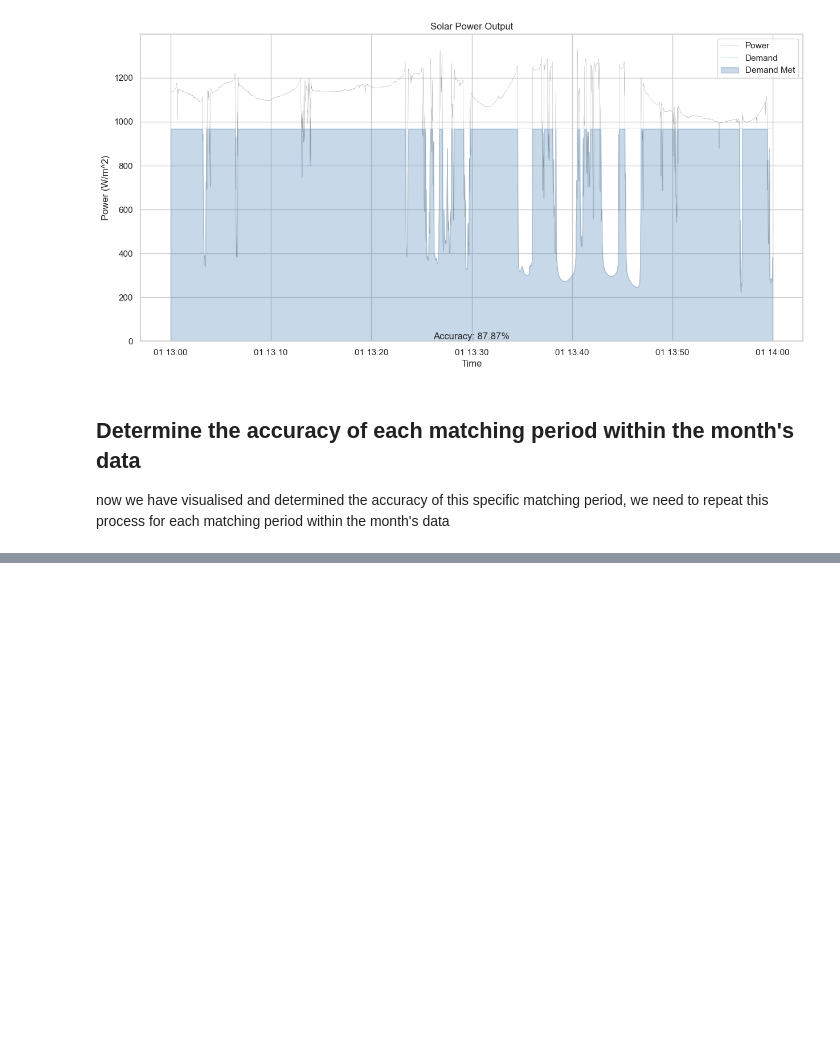
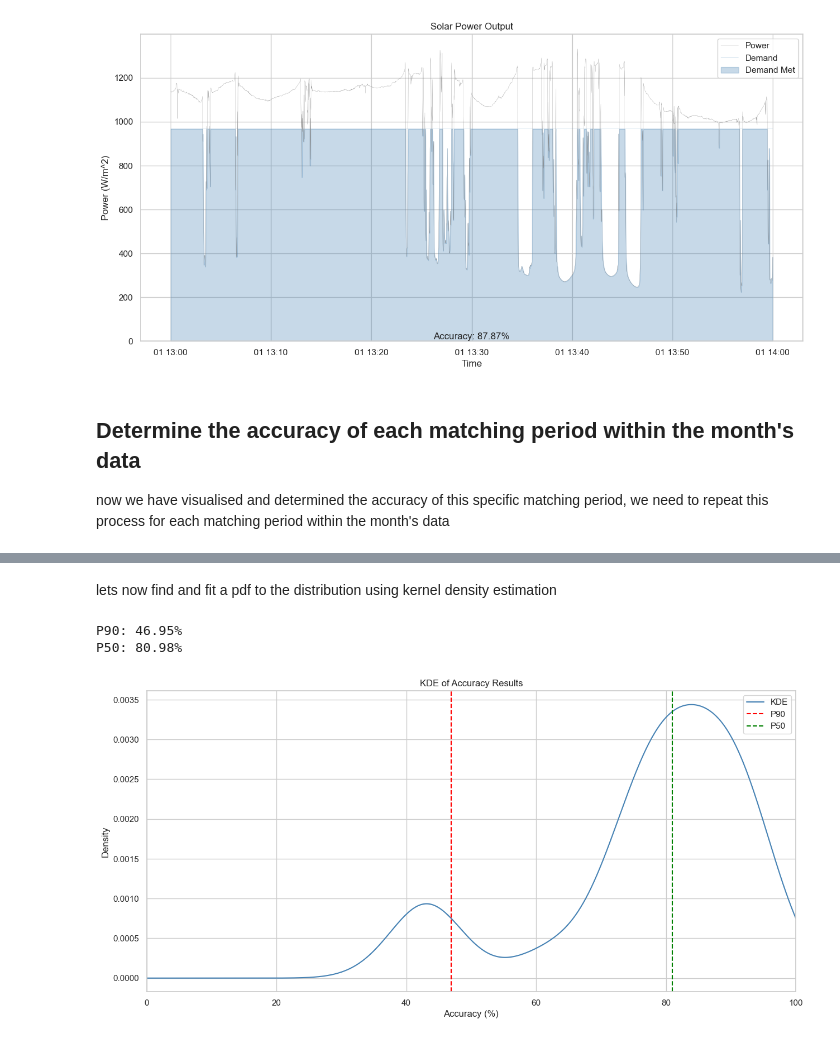
Before and after one commit to tennisnuts/P90-Explainer, a Jupyter notebook: P90-analysis-walkthrough.ipynb, the cells around one changed output, grey strips where cells are left out. Saved outputs shown, nothing was run; the diff lists cells and outputs as text; code cells hidden in the pictures; blank space fills up the shorter version.

```diff
--- a/P90-analysis-walkthrough.ipynb
+++ b/P90-analysis-walkthrough.ipynb
@@ -186,0 +267,44 @@ Matching Period: 1:00:00
+# %% [markdown]
+lets now find and fit a pdf to the distribution using kernel density estimation
+# %%
+# fit a gaussian kde to the data using scipy
+kde = scipy.stats.gaussian_kde(results['accuracy'].values)
+
+# plot the kde from 0 to 100
+x = np.linspace(0, 100, 1000)
+y = kde(x)
+
+# normalise the kde
+y = y / y.sum()
+
+# determine the P90 and P50 values from the kde
+for n in range(len(y)):
+    if sum(y[:n]) >= 0.1:
+        p90 = x[n]
+        break
+for n in range(len(y)):
+    if sum(y[:n]) >= 0.5:
+        p50 = x[n]
+        break
+
+# plot the kde
+fig, ax = plt.subplots(figsize=(15,7))
+ax.plot(x, y, color='steelblue', label='KDE')
+ax.set_xlabel('Accuracy (%)')
+ax.set_ylabel('Density')
+ax.set_title('KDE of Accuracy Results')
+ax.set_xlim(0,100)
+ax.set_ylim
+
+# plot the P90 and P50 values on the kde
+ax.axvline(x=p90, color='red', linestyle='--', label='P90')
+ax.axvline(x=p50, color='green', linestyle='--', label='P50')
+ax.legend(loc='best')
+
+# print the P90 and P50 values
+print('P90: {:.2f}%'.format(p90))
+print('P50: {:.2f}%'.format(p50))
+# %% [output]
+P90: 46.95%
+P50: 80.98%
+[figure, added]
```
Also changed, not shown: parts of 12 cells of this notebook.
